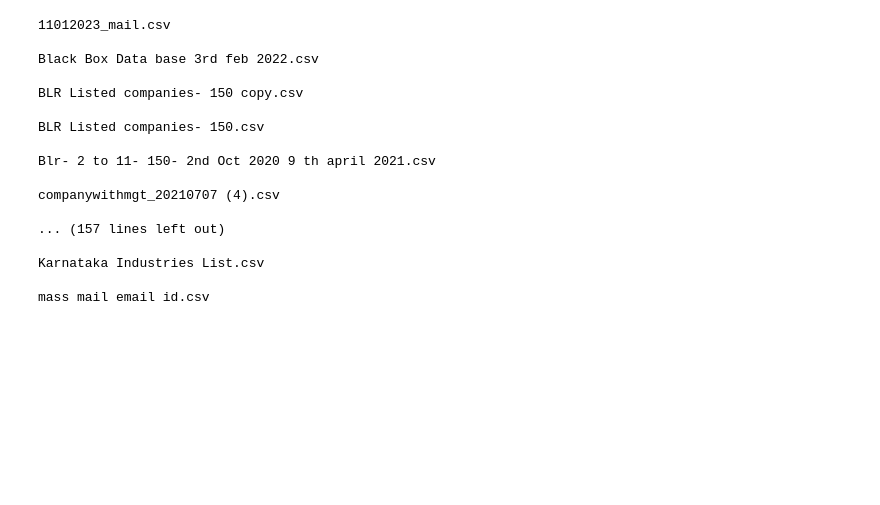
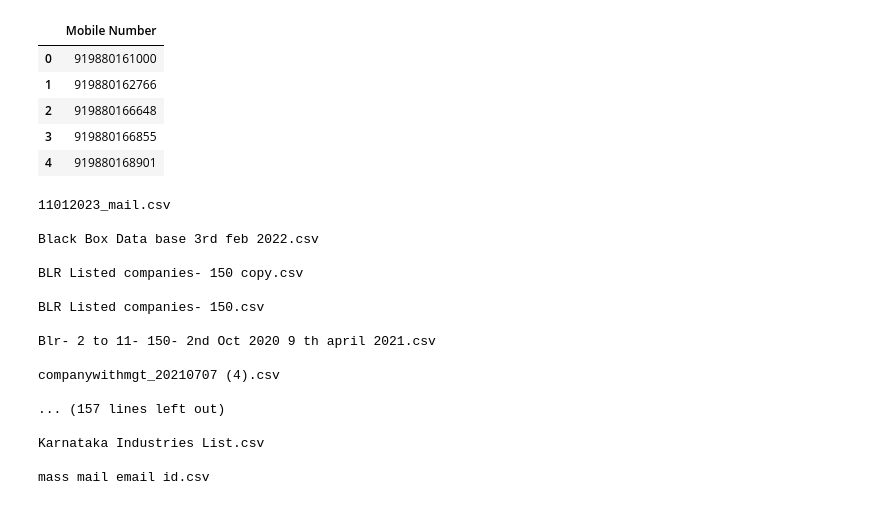
Before and after one commit to khulk17/ai_chat_bot, a Jupyter notebook: python/dataSorting.ipynb, the cells around one changed output. Drawn from its saved outputs; the diff is of its cells as text; code cells hidden in the pictures; blank space fills up the shorter version.

```diff
--- a/python/dataSorting.ipynb
+++ b/python/dataSorting.ipynb
@@ -4,0 +86,11 @@ import os
+# %%
+file_path = "C:\\Users\\HP\\Desktop\\FInally filterd\\Finally listed as avilable.xlsx"
+full_data = pd.read_excel(file_path, engine="openpyxl")
+full_data.head()
+# %% [output]
+|  | Mobile Number |
+| 0 | 919880161000 |
+| 1 | 919880162766 |
+| 2 | 919880166648 |
+| 3 | 919880166855 |
+| 4 | 919880168901 |
```
Also changed, not shown: parts of 6 cells of this notebook, 54 other files.
